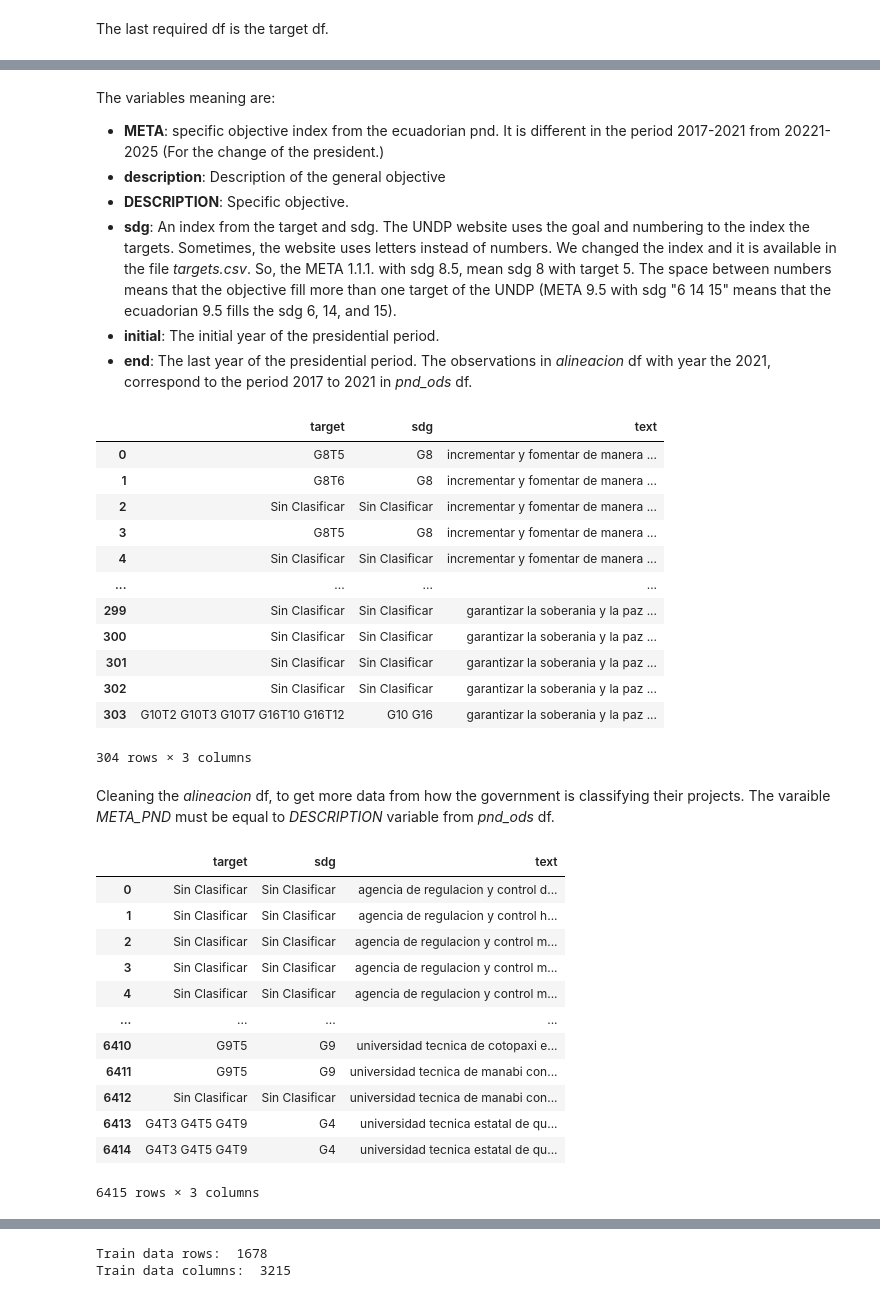
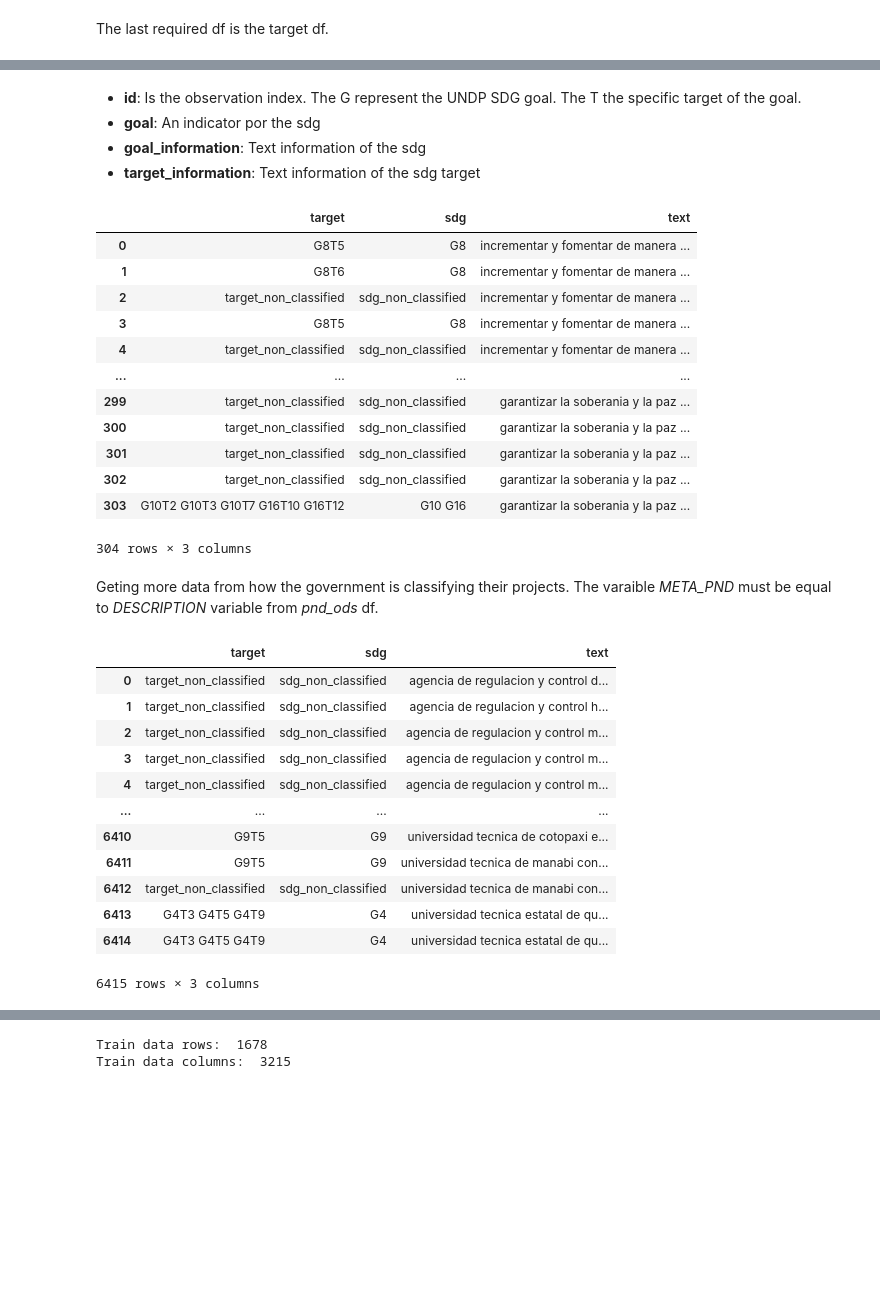
Before and after one commit to elmarcellotc/PNUD-Consulting-USFQ-Data-Hub, a Jupyter notebook: technicalApendix.ipynb, the cells around one changed output, grey strips where cells are left out. Drawn from its saved outputs; the diff is of its cells as text; code cells hidden in the pictures; blank space fills up the shorter version.

```diff
--- a/technicalApendix.ipynb
+++ b/technicalApendix.ipynb
@@ -88,12 +97,8 @@ targets
-# %% [markdown]
-The variables meaning are:
-
-- **META**: specific objective index from the ecuadorian pnd. It is different in the period 2017-2021 from 20221-2025 (For the change of the president.)
-- **description**: Description of the general objective
-- **DESCRIPTION**: Specific objective.
-- **sdg**: An index from the target and sdg. The UNDP website uses the goal and numbering to the index the targets. Sometimes, the website uses letters instead of numbers. We changed the index and it is available in the file *targets.csv*. So, the META 1.1.1. with sdg 8.5, mean sdg 8 with target 5. The space between numbers means that the objective fill more than one target of the UNDP (META 9.5 with sdg "6 14 15" means that the ecuadorian 9.5 fills the sdg 6, 14, and 15).
-- **initial**: The initial year of the presidential period.
-- **end**: The last year of the presidential period. The observations in *alineacion* df with year the 2021, correspond to the period 2017 to 2021 in *pnd_ods* df.
+# %% [markdown]
+- **id**: Is the observation index. The G represent the UNDP SDG goal. The T the specific target of the goal.
+- **goal**: An indicator por the sdg
+- **goal_information**: Text information of the sdg
+- **target_information**: Text information of the sdg target
 # %%
 # Select text
 
@@ -101,8 +106,8 @@ objetivo = pnd_ods['OBJETIVO'].to_list() # Text information part 1
 description = pnd_ods['DESCRIPTION'].to_list() # Text information part 2
 pnd_sdg_raw = pnd_ods['sdg'].to_list() # sdg.target
 
-pnd_sdg = ['Sin Clasificar']*len(pnd_sdg_raw) # sdg per objetive
-pnd_target = ['Sin Clasificar']*len(pnd_sdg_raw) # target per objetive
+pnd_sdg = ['sdg_non_classified']*len(pnd_sdg_raw) # sdg per objetive
+pnd_target = ['target_non_classified']*len(pnd_sdg_raw) # target per objetive
 
 for n in range(len(objetivo)):
 
@@ -190,45 +195,45 @@ def clean_text(text_list):
             text_list[m] = text_list[m][2:]
 
         text_list[m] = [j for j in text_list[m] if (any(char.isdigit() for char in j) == False)]
 
         k = []
 
         for w in text_list[m]:
 
             w = ''.join([i for i in w if not i.isdigit()])
 
             if w != '':
 
                k.append(w)
 
         text_list[m] = ' '.join(k)
 
     return text_list
 
 pnd_text = clean_text(pnd_text)
 
 pnd_df = pd.DataFrame({
     'target': pnd_target,
     'sdg': pnd_sdg,
     'text': pnd_text
 })
 pnd_df
 # %% [output]
 |  | target | sdg | text |
 | 0 | G8T5 | G8 | incrementar y fomentar de manera ... |
 | 1 | G8T6 | G8 | incrementar y fomentar de manera ... |
-| 2 | Sin Clasificar | Sin Clasificar | incrementar y fomentar de manera ... |
+| 2 | target_non_classified | sdg_non_classified | incrementar y fomentar de manera ... |
 | 3 | G8T5 | G8 | incrementar y fomentar de manera ... |
-| 4 | Sin Clasificar | Sin Clasificar | incrementar y fomentar de manera ... |
+| 4 | target_non_classified | sdg_non_classified | incrementar y fomentar de manera ... |
 | ... | ... | ... | ... |
-| 299 | Sin Clasificar | Sin Clasificar | garantizar la soberania y la paz ... |
-| 300 | Sin Clasificar | Sin Clasificar | garantizar la soberania y la paz ... |
-| 301 | Sin Clasificar | Sin Clasificar | garantizar la soberania y la paz ... |
-| 302 | Sin Clasificar | Sin Clasificar | garantizar la soberania y la paz ... |
+| 299 | target_non_classified | sdg_non_classified | garantizar la soberania y la paz ... |
+| 300 | target_non_classified | sdg_non_classified | garantizar la soberania y la paz ... |
+| 301 | target_non_classified | sdg_non_classified | garantizar la soberania y la paz ... |
+| 302 | target_non_classified | sdg_non_classified | garantizar la soberania y la paz ... |
 | 303 | G10T2 G10T3 G10T7 G16T10 G16T12 | G10 G16 | garantizar la soberania y la paz ... |
 304 rows × 3 columns
 # %% [markdown]
- Cleaning the *alineacion* df, to get more data from how the government is classifying their projects. The varaible *META_PND* must be equal to *DESCRIPTION* variable from *pnd_ods* df.
+ Geting more data from how the government is classifying their projects. The varaible *META_PND* must be equal to *DESCRIPTION* variable from *pnd_ods* df.
 # %%
 # Get text
 
@@ -243,8 +248,8 @@ al_text = clean_text(al_text)
 
 al_conection = alineacion['META_PND'].to_list()
 al_conection = clean_text(al_conection)
-al_sdg = ['Sin Clasificar']*len(al_conection)
-al_target = ['Sin Clasificar']*len(al_conection)
+al_sdg = ['sdg_non_classified']*len(al_conection)
+al_target = ['target_non_classified']*len(al_conection)
 
 
 for s in range(len(al_conection)):
@@ -255,9 +260,9 @@ for s in range(len(al_conection)):
 
 
 
-            if pnd_target[p] != 'Sin Clasificar':
+            if pnd_target[p] != 'target_non_classified':
 
-                if al_target[s] == 'Sin Clasificar':
+                if al_target[s] == 'target_non_classified':
                     al_target[s] = pnd_target[p]
                     al_sdg[s] = pnd_sdg[p]
 
@@ -265,9 +270,9 @@ for s in range(len(al_conection)):
                     al_target[s] = al_target[s]+' '+pnd_target[p]
                     al_sdg[s] = pnd_sdg[p]+' '+pnd_sdg[p]
 
-            elif pnd_sdg[p] != 'Sin Clasificar':
+            elif pnd_sdg[p] != 'sdg_non_classified':
 
-                if pnd_sdg[s] == 'Sin Clasificar':
+                if pnd_sdg[s] == 'sdg_non_classified':
 
                     al_sdg[s] = pnd_sdg[p]
 
@@ -283,15 +288,15 @@ al_df = pd.DataFrame({
 al_df
 # %% [output]
 |  | target | sdg | text |
-| 0 | Sin Clasificar | Sin Clasificar | agencia de regulacion y control d... |
-| 1 | Sin Clasificar | Sin Clasificar | agencia de regulacion y control h... |
-| 2 | Sin Clasificar | Sin Clasificar | agencia de regulacion y control m... |
-| 3 | Sin Clasificar | Sin Clasificar | agencia de regulacion y control m... |
-| 4 | Sin Clasificar | Sin Clasificar | agencia de regulacion y control m... |
+| 0 | target_non_classified | sdg_non_classified | agencia de regulacion y control d... |
+| 1 | target_non_classified | sdg_non_classified | agencia de regulacion y control h... |
+| 2 | target_non_classified | sdg_non_classified | agencia de regulacion y control m... |
+| 3 | target_non_classified | sdg_non_classified | agencia de regulacion y control m... |
+| 4 | target_non_classified | sdg_non_classified | agencia de regulacion y control m... |
 | ... | ... | ... | ... |
 | 6410 | G9T5 | G9 | universidad tecnica de cotopaxi e... |
 | 6411 | G9T5 | G9 | universidad tecnica de manabi con... |
-| 6412 | Sin Clasificar | Sin Clasificar | universidad tecnica de manabi con... |
+| 6412 | target_non_classified | sdg_non_classified | universidad tecnica de manabi con... |
 | 6413 | G4T3 G4T5 G4T9 | G4 | universidad tecnica estatal de qu... |
 | 6414 | G4T3 G4T5 G4T9 | G4 | universidad tecnica estatal de qu... |
 6415 rows × 3 columns
```
Also changed, not shown: parts of 9 cells of this notebook, 5 other files.
